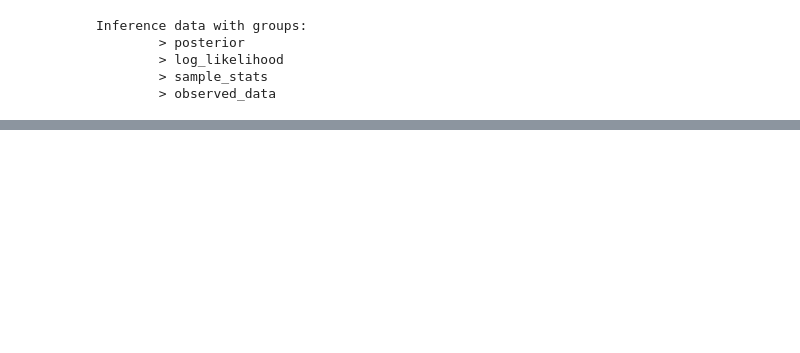
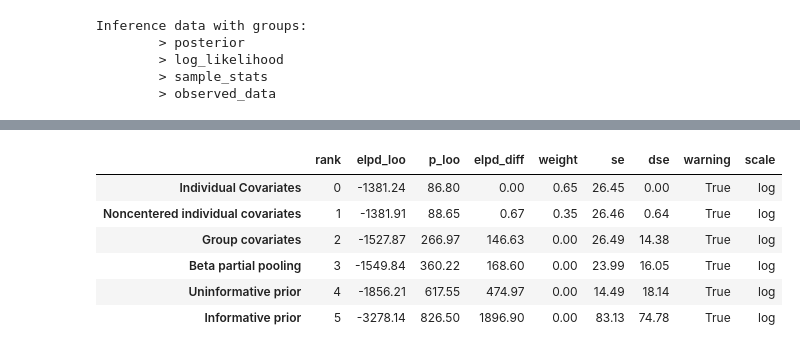
Before and after one commit to jvminkim/hitting-25, a Jupyter notebook: scripts/baseline_models.ipynb, the cells around one changed output, grey strips where cells are left out. Saved outputs shown, nothing was run; the diff lists cells and outputs as text; code cells hidden in the pictures; blank space fills up the shorter version.

```diff
--- a/scripts/baseline_models.ipynb
+++ b/scripts/baseline_models.ipynb
@@ -1080,3 +950,13 @@ az.plot_compare(model_compare, figsize=(12,4), insample_dev=False)
+# %%
+full_model_compare.round(2)
+# %% [output]
+|  | rank | elpd_loo | p_loo | elpd_diff | weight | se | dse | warning | scale |
+| Individual Covariates | 0 | -1381.24 | 86.80 | 0.00 | 0.65 | 26.45 | 0.00 | True | log |
+| Noncentered individual covariates | 1 | -1381.91 | 88.65 | 0.67 | 0.35 | 26.46 | 0.64 | True | log |
+| Group covariates | 2 | -1527.87 | 266.97 | 146.63 | 0.00 | 26.49 | 14.38 | True | log |
+| Beta partial pooling | 3 | -1549.84 | 360.22 | 168.60 | 0.00 | 23.99 | 16.05 | True | log |
+| Uninformative prior | 4 | -1856.21 | 617.55 | 474.97 | 0.00 | 14.49 | 18.14 | True | log |
+| Informative prior | 5 | -3278.14 | 826.50 | 1896.90 | 0.00 | 83.13 | 74.78 | True | log |
 # %%
 model_compare = az.compare(
     {
```
Also changed, not shown: parts of 67 cells of this notebook, 2 other files.
